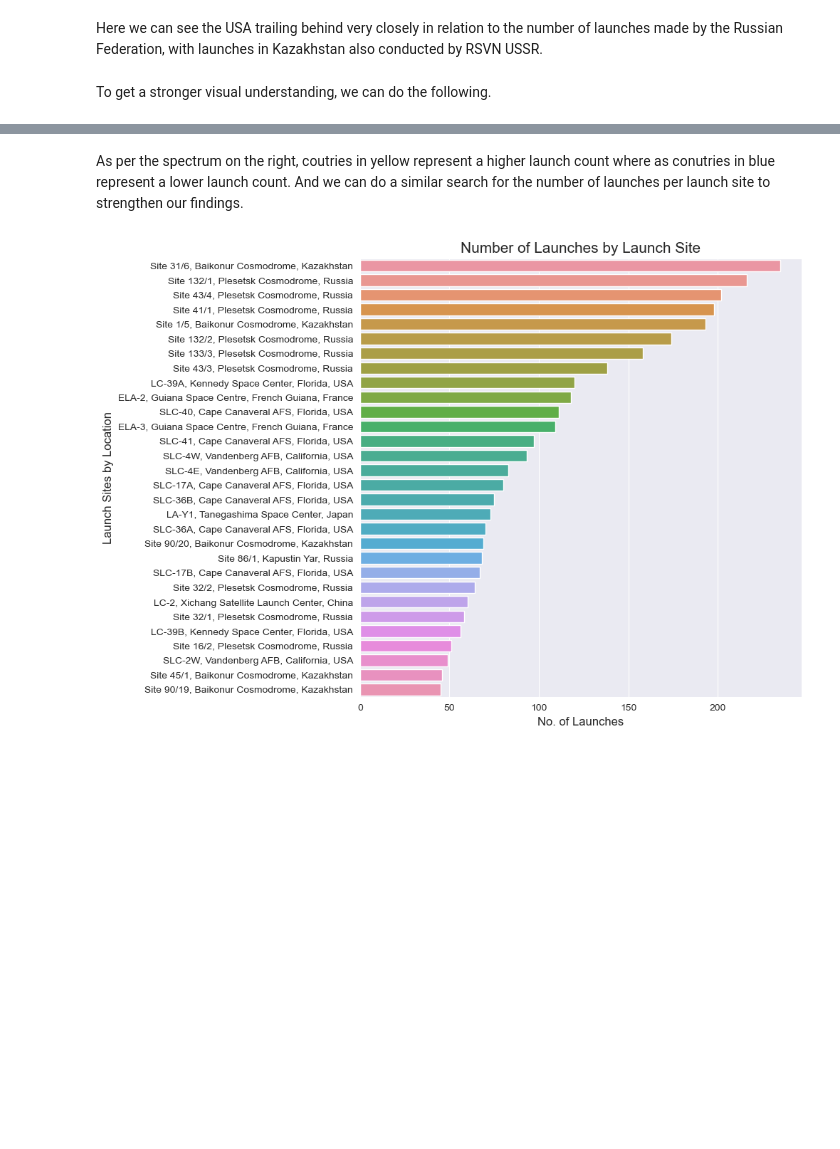
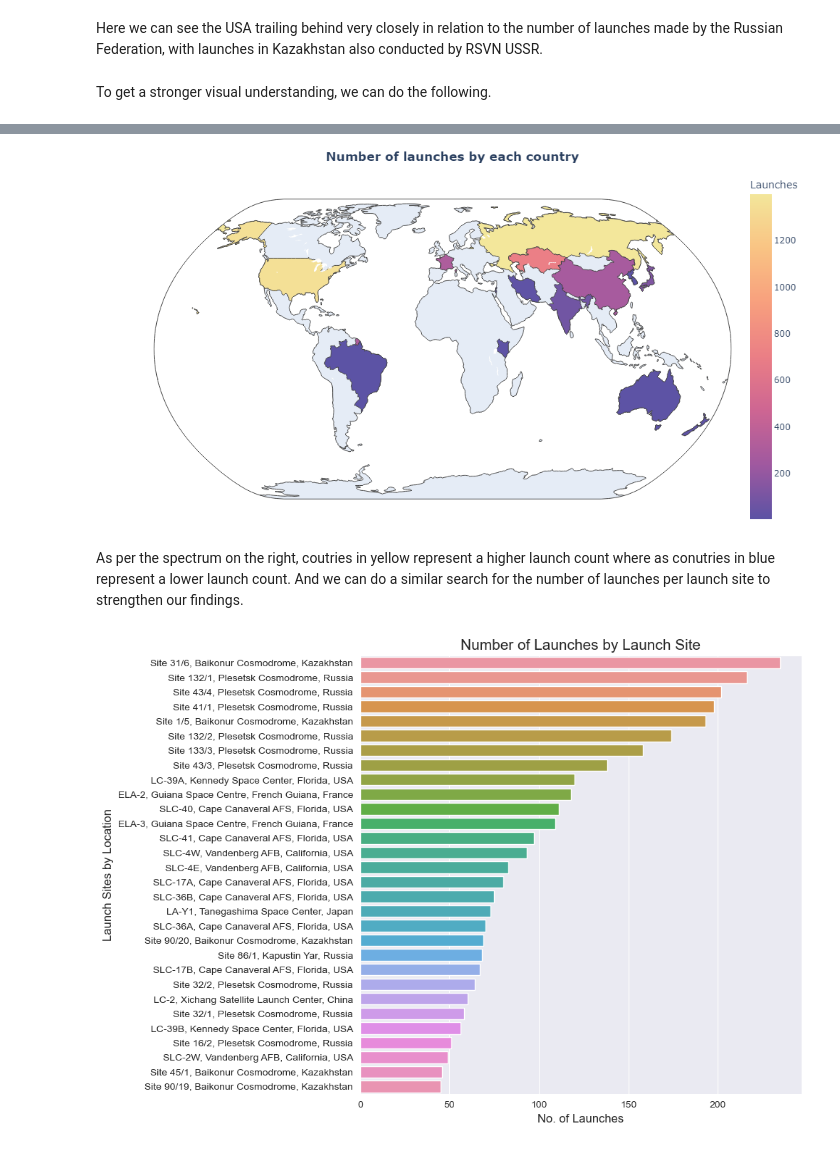
Before and after one commit to KodaiArai1/Exploratory-Data-Analysis-Space-Exploration, a Jupyter notebook: EDA Space .ipynb, the cells around one changed output, grey strips where cells are left out. Cells and saved outputs as stored; diff of their text form; code cells hidden in the pictures; blank space fills up the shorter version.

```diff
--- a/EDA Space .ipynb
+++ b/EDA Space .ipynb
@@ -126,6 +127,10 @@ fig.update_layout(margin=dict(l=80, r=80, t=30, b=5),
 fig.show()
 # %% [output]
 [interactive output not drawn]
+# %%
+Image("Number of launches by each coutnry.png")
+# %% [output]
+[figure, added]
 # %% [markdown]
 As per the spectrum on the right, coutries in yellow represent a higher launch count where as conutries in blue represent a lower launch count.
 And we can do a similar search for the number of launches per launch site to strengthen our findings.
```
Also changed, not shown: parts of 6 cells of this notebook.
